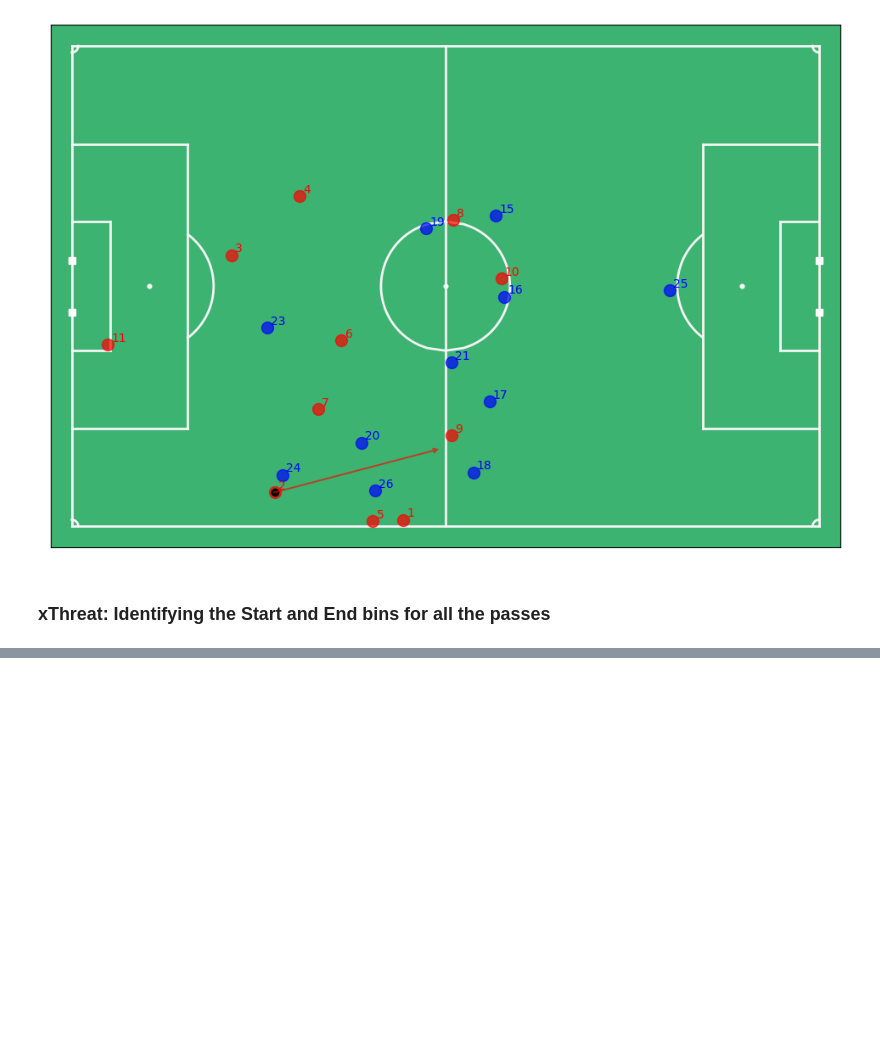
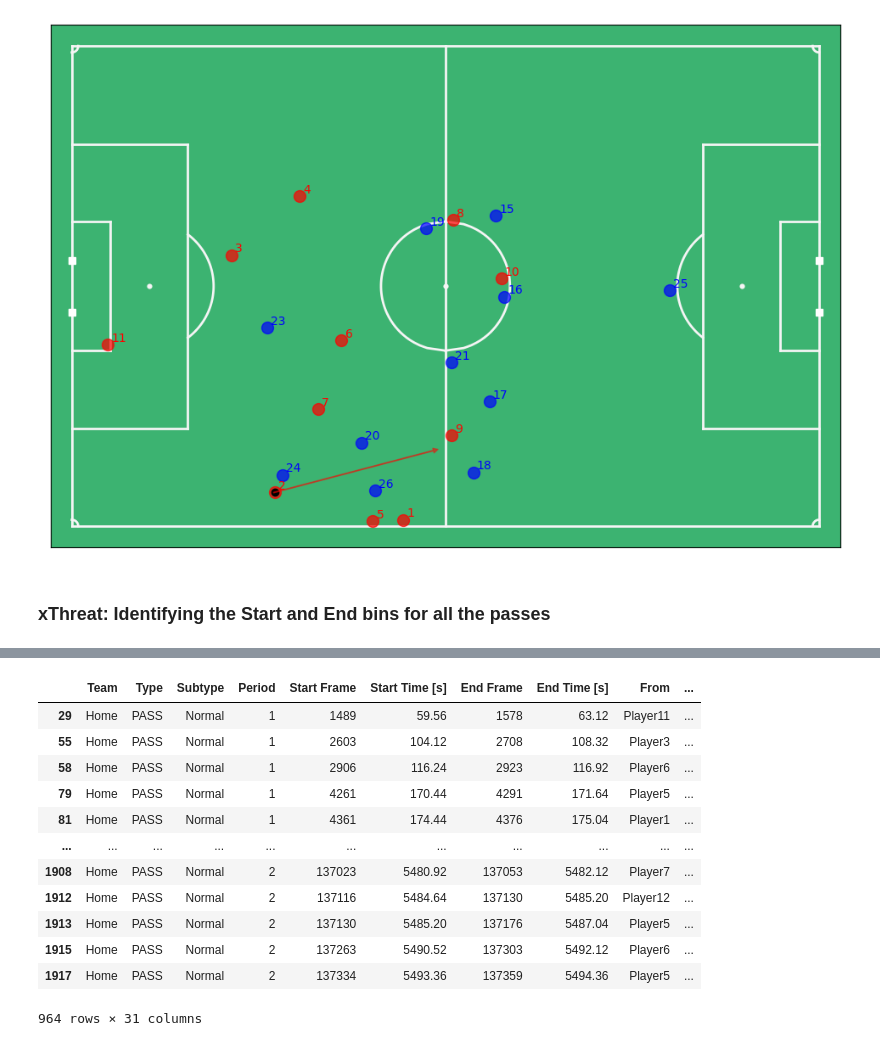
Before and after one commit to mLiang99/impact_factor_soccer_passes, a Jupyter notebook: Impact Factor Soccer Passes_v2.ipynb, the cells around one changed output, grey strips where cells are left out. Saved outputs shown, nothing was run; the diff lists cells and outputs as text; code cells hidden in the pictures; blank space fills up the shorter version.

```diff
--- a/Impact Factor Soccer Passes_v2.ipynb
+++ b/Impact Factor Soccer Passes_v2.ipynb
@@ -607,0 +577,16 @@ fig, ax  =mviz.plot_events2(temp, indicators = ['Marker','Arrow'], annotate=True
+# %%
+passes
+# %% [output]
+|  | Team | Type | Subtype | Period | Start Frame | Start Time [s] | End Frame | End Time [s] | From | ... |
+| 29 | Home | PASS | Normal | 1 | 1489 | 59.56 | 1578 | 63.12 | Player11 | ... |
+| 55 | Home | PASS | Normal | 1 | 2603 | 104.12 | 2708 | 108.32 | Player3 | ... |
+| 58 | Home | PASS | Normal | 1 | 2906 | 116.24 | 2923 | 116.92 | Player6 | ... |
+| 79 | Home | PASS | Normal | 1 | 4261 | 170.44 | 4291 | 171.64 | Player5 | ... |
+| 81 | Home | PASS | Normal | 1 | 4361 | 174.44 | 4376 | 175.04 | Player1 | ... |
+| ... | ... | ... | ... | ... | ... | ... | ... | ... | ... | ... |
+| 1908 | Home | PASS | Normal | 2 | 137023 | 5480.92 | 137053 | 5482.12 | Player7 | ... |
+| 1912 | Home | PASS | Normal | 2 | 137116 | 5484.64 | 137130 | 5485.20 | Player12 | ... |
+| 1913 | Home | PASS | Normal | 2 | 137130 | 5485.20 | 137176 | 5487.04 | Player5 | ... |
+| 1915 | Home | PASS | Normal | 2 | 137263 | 5490.52 | 137303 | 5492.12 | Player6 | ... |
+| 1917 | Home | PASS | Normal | 2 | 137334 | 5493.36 | 137359 | 5494.36 | Player5 | ... |
+964 rows × 31 columns
```
Also changed, not shown: parts of 33 cells of this notebook.
